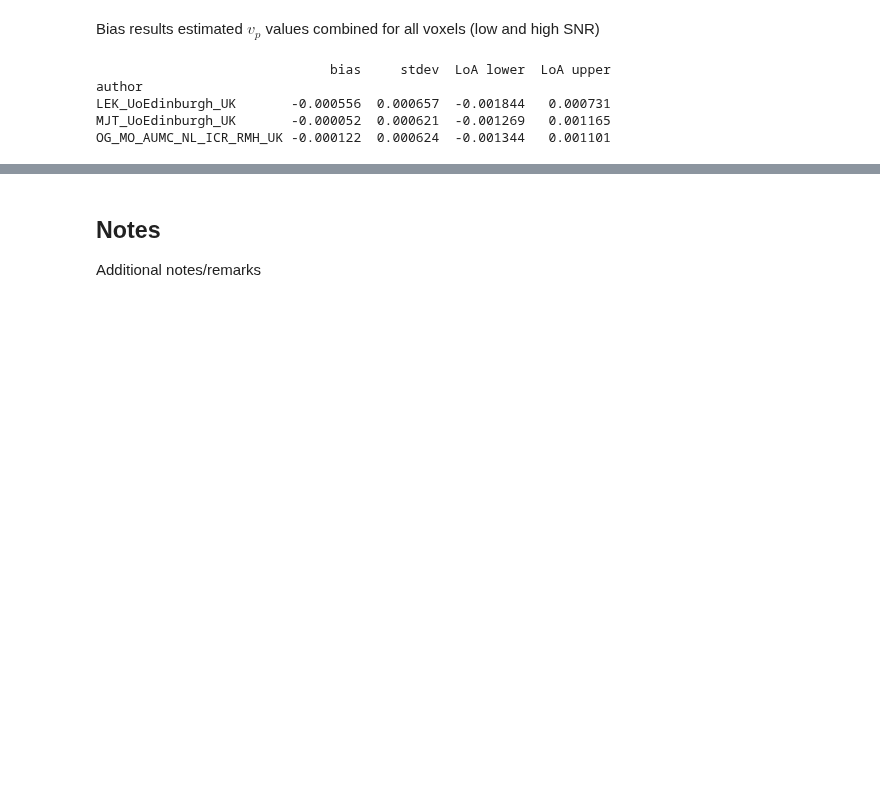
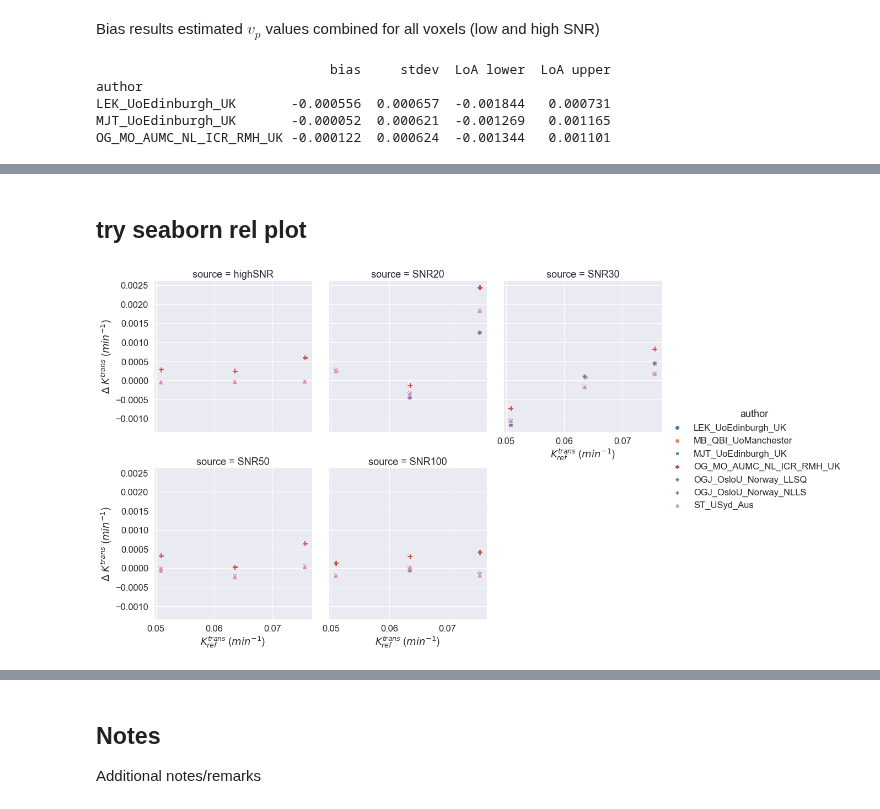
Before and after one commit to OSIPI/DCE-DSC-MRI_CodeCollection, a Jupyter notebook: notebooks/ExtendedToftsModel.ipynb, the cells around one changed output, grey strips where cells are left out. Drawn from its saved outputs; the diff is of its cells as text; code cells hidden in the pictures; blank space fills up the shorter version.

Commit message:
added another example for difference plot

```diff
--- a/notebooks/ExtendedToftsModel.ipynb
+++ b/notebooks/ExtendedToftsModel.ipynb
@@ -289,0 +290,11 @@ fig.tight_layout()
+# %% [markdown]
+## try seaborn rel plot
+# %%
+sns.set(font_scale=1.5)
+
+rel_fig = sns.relplot(x="Ktrans_ref", y="error_Ktrans", hue="author",style='author',
+            col="source", data=df[~df['delay']], col_wrap=3, s = 100)
+rel_fig.set_xlabels("$K^{trans}_{ref}$ ($min^{-1}$)", clear_inner=False)
+rel_fig.set_ylabels("$\Delta$ $K^{trans}$ ($min^{-1}$)", clear_inner=False);
+# %% [output]
+[figure, added]
```
Also changed, not shown: parts of 10 cells of this notebook.
